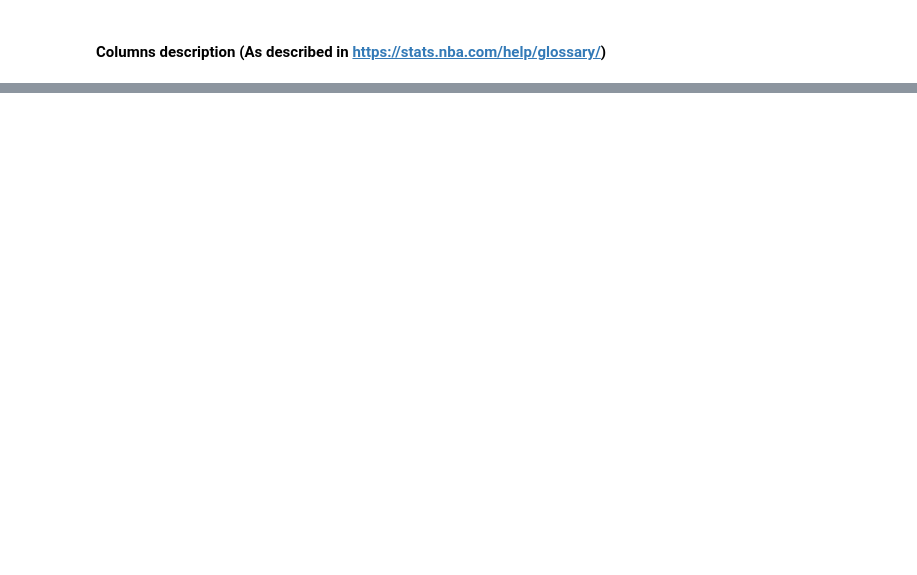
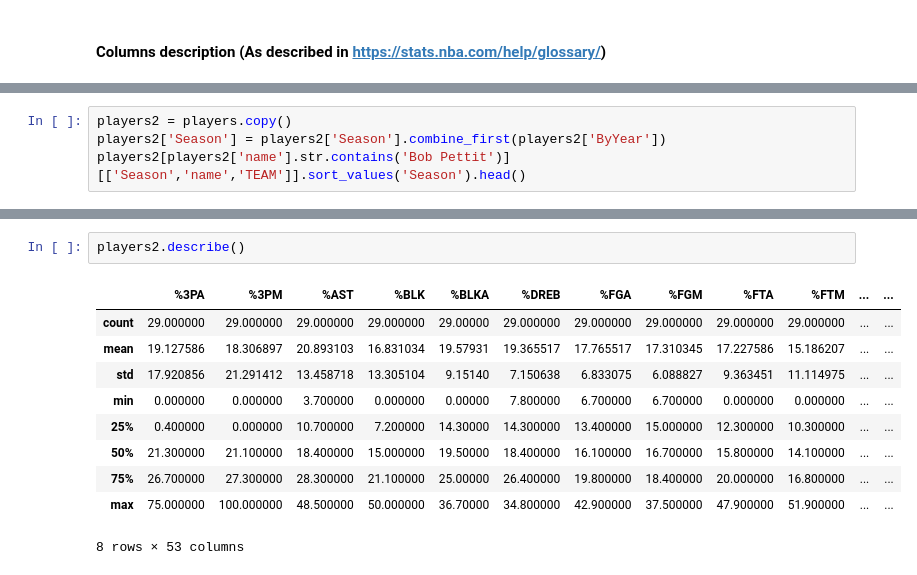
Before and after one commit to lucasOlivio/nba_scrapper, a Jupyter notebook: exploring_data.ipynb, the cells around one changed output, grey strips where cells are left out. Saved outputs shown, nothing was run; the diff lists cells and outputs as text; blank space fills up the shorter version.

```diff
--- a/exploring_data.ipynb
+++ b/exploring_data.ipynb
@@ -100,0 +194,4 @@ glossary.head()
+# %%
+players2 = players.copy()
+players2['Season'] = players2['Season'].combine_first(players2['ByYear'])
+players2[players2['name'].str.contains('Bob Pettit')][['Season','name','TEAM']].sort_values('Season').head()
@@ -100,0 +217,13 @@ glossary.head()
+# %%
+players2.describe()
+# %% [output]
+|  | %3PA | %3PM | %AST | %BLK | %BLKA | %DREB | %FGA | %FGM | %FTA | %FTM | ... | ... |
+| count | 29.000000 | 29.000000 | 29.000000 | 29.000000 | 29.00000 | 29.000000 | 29.000000 | 29.000000 | 29.000000 | 29.000000 | ... | ... |
+| mean | 19.127586 | 18.306897 | 20.893103 | 16.831034 | 19.57931 | 19.365517 | 17.765517 | 17.310345 | 17.227586 | 15.186207 | ... | ... |
+| std | 17.920856 | 21.291412 | 13.458718 | 13.305104 | 9.15140 | 7.150638 | 6.833075 | 6.088827 | 9.363451 | 11.114975 | ... | ... |
+| min | 0.000000 | 0.000000 | 3.700000 | 0.000000 | 0.00000 | 7.800000 | 6.700000 | 6.700000 | 0.000000 | 0.000000 | ... | ... |
+| 25% | 0.400000 | 0.000000 | 10.700000 | 7.200000 | 14.30000 | 14.300000 | 13.400000 | 15.000000 | 12.300000 | 10.300000 | ... | ... |
+| 50% | 21.300000 | 21.100000 | 18.400000 | 15.000000 | 19.50000 | 18.400000 | 16.100000 | 16.700000 | 15.800000 | 14.100000 | ... | ... |
+| 75% | 26.700000 | 27.300000 | 28.300000 | 21.100000 | 25.00000 | 26.400000 | 19.800000 | 18.400000 | 20.000000 | 16.800000 | ... | ... |
+| max | 75.000000 | 100.000000 | 48.500000 | 50.000000 | 36.70000 | 34.800000 | 42.900000 | 37.500000 | 47.900000 | 51.900000 | ... | ... |
+8 rows × 53 columns
```
Also changed, not shown: parts of 22 cells of this notebook, 1 other file.
